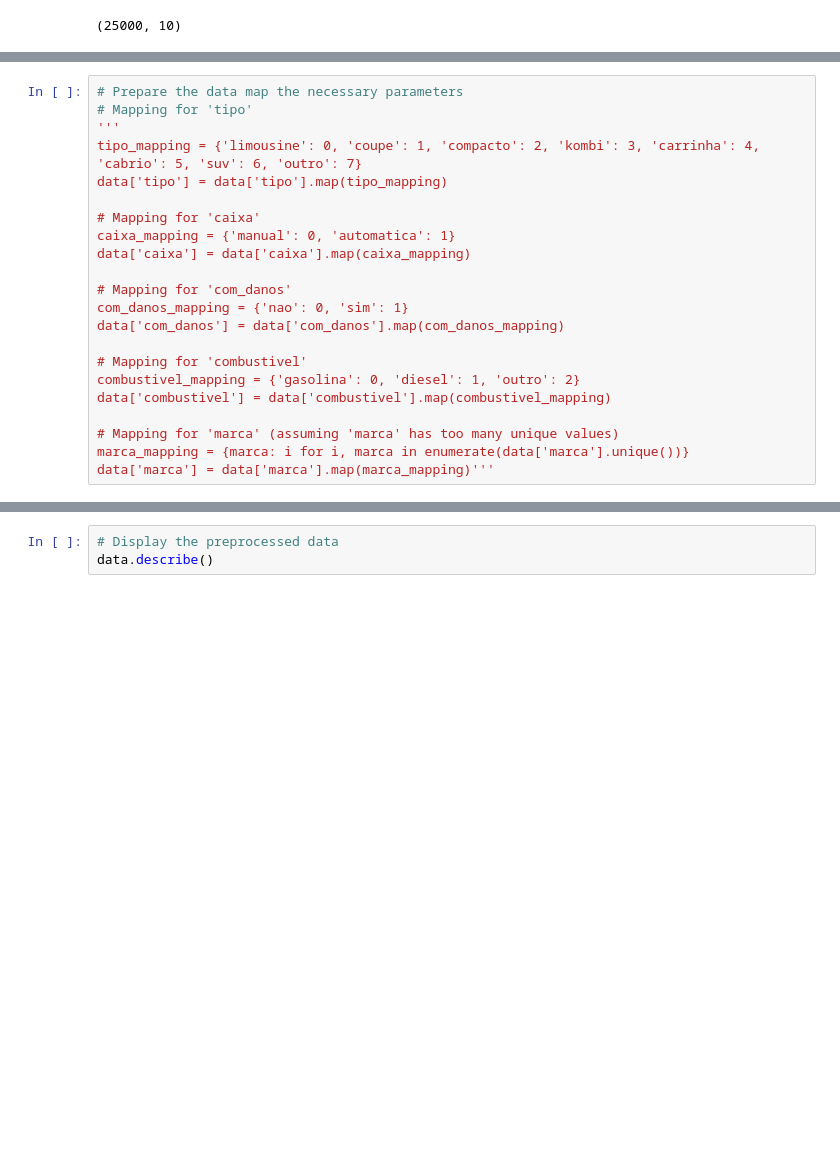
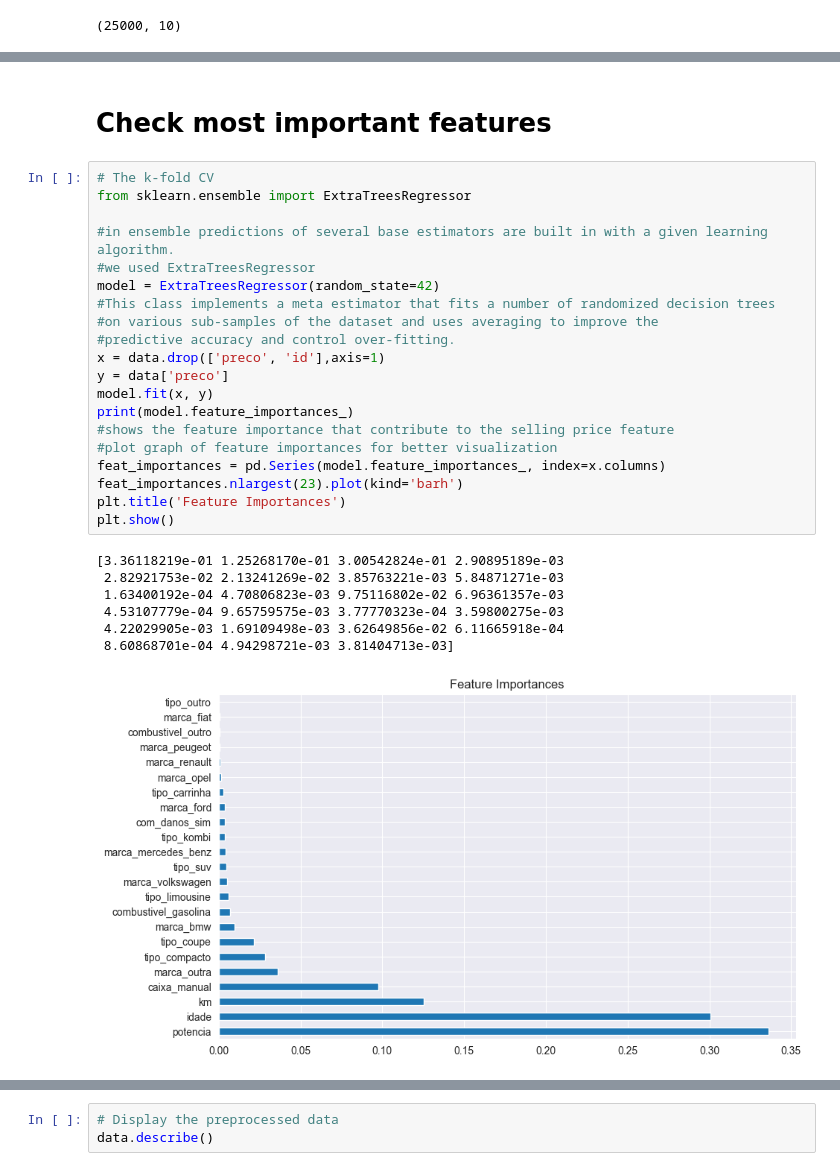
Before and after one commit to Juskocode/AutoPricePredict-AI-Driven-Used-Car-Valuation, a Jupyter notebook: source/RandomForestML.ipynb, the cells around one changed output, grey strips where cells are left out. Drawn from its saved outputs; the diff is of its cells as text; blank space fills up the shorter version.

```diff
--- a/source/RandomForestML.ipynb
+++ b/source/RandomForestML.ipynb
@@ -146,22 +189,0 @@ g=sns.heatmap(data[top_corr_features].corr(method='pearson'),annot=True,cmap="Rd
-# %%
-# Prepare the data map the necessary parameters
-# Mapping for 'tipo'
-'''
-tipo_mapping = {'limousine': 0, 'coupe': 1, 'compacto': 2, 'kombi': 3, 'carrinha': 4, 'cabrio': 5, 'suv': 6, 'outro': 7}
-data['tipo'] = data['tipo'].map(tipo_mapping)
-
-# Mapping for 'caixa'
-caixa_mapping = {'manual': 0, 'automatica': 1}
-data['caixa'] = data['caixa'].map(caixa_mapping)
-
-# Mapping for 'com_danos'
-com_danos_mapping = {'nao': 0, 'sim': 1}
-data['com_danos'] = data['com_danos'].map(com_danos_mapping)
-
-# Mapping for 'combustivel'
-combustivel_mapping = {'gasolina': 0, 'diesel': 1, 'outro': 2}
-data['combustivel'] = data['combustivel'].map(combustivel_mapping)
-
-# Mapping for 'marca' (assuming 'marca' has too many unique values)
-marca_mapping = {marca: i for i, marca in enumerate(data['marca'].unique())}
-data['marca'] = data['marca'].map(marca_mapping)'''
@@ -169,0 +202,30 @@ data['marca'] = data['marca'].map(marca_mapping)'''
+# %% [markdown]
+# Check most important features
+# %%
+# The k-fold CV
+from sklearn.ensemble import ExtraTreesRegressor
+
+#in ensemble predictions of several base estimators are built in with a given learning algorithm.
+#we used ExtraTreesRegressor
+model = ExtraTreesRegressor(random_state=42)
+#This class implements a meta estimator that fits a number of randomized decision trees
+#on various sub-samples of the dataset and uses averaging to improve the
+#predictive accuracy and control over-fitting.
+x = data.drop(['preco', 'id'],axis=1)
+y = data['preco']
+model.fit(x, y)
+print(model.feature_importances_)
+#shows the feature importance that contribute to the selling price feature
+#plot graph of feature importances for better visualization
+feat_importances = pd.Series(model.feature_importances_, index=x.columns)
+feat_importances.nlargest(23).plot(kind='barh')
+plt.title('Feature Importances')
+plt.show()
+# %% [output]
+[3.36118219e-01 1.25268170e-01 3.00542824e-01 2.90895189e-03
+ 2.82921753e-02 2.13241269e-02 3.85763221e-03 5.84871271e-03
+ 1.63400192e-04 4.70806823e-03 9.75116802e-02 6.96361357e-03
+ 4.53107779e-04 9.65759575e-03 3.77770323e-04 3.59800275e-03
+ 4.22029905e-03 1.69109498e-03 3.62649856e-02 6.11665918e-04
+ 8.60868701e-04 4.94298721e-03 3.81404713e-03]
+[figure, added]
```
Also changed, not shown: parts of 109 cells of this notebook.
